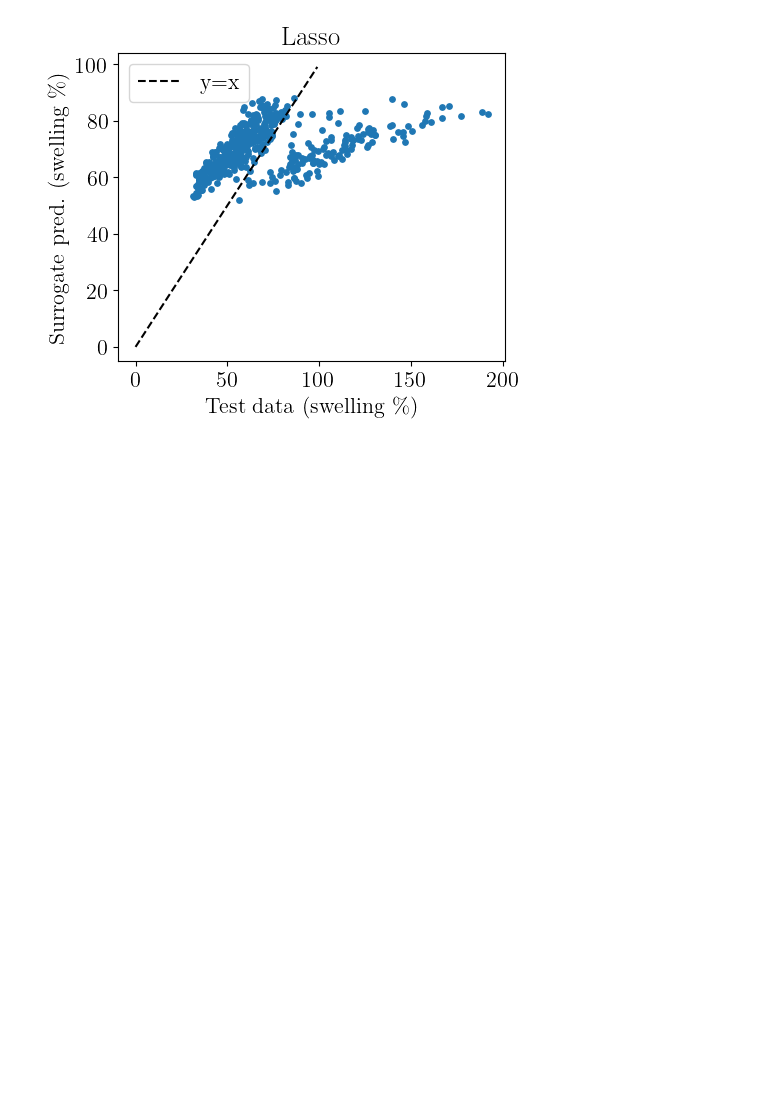
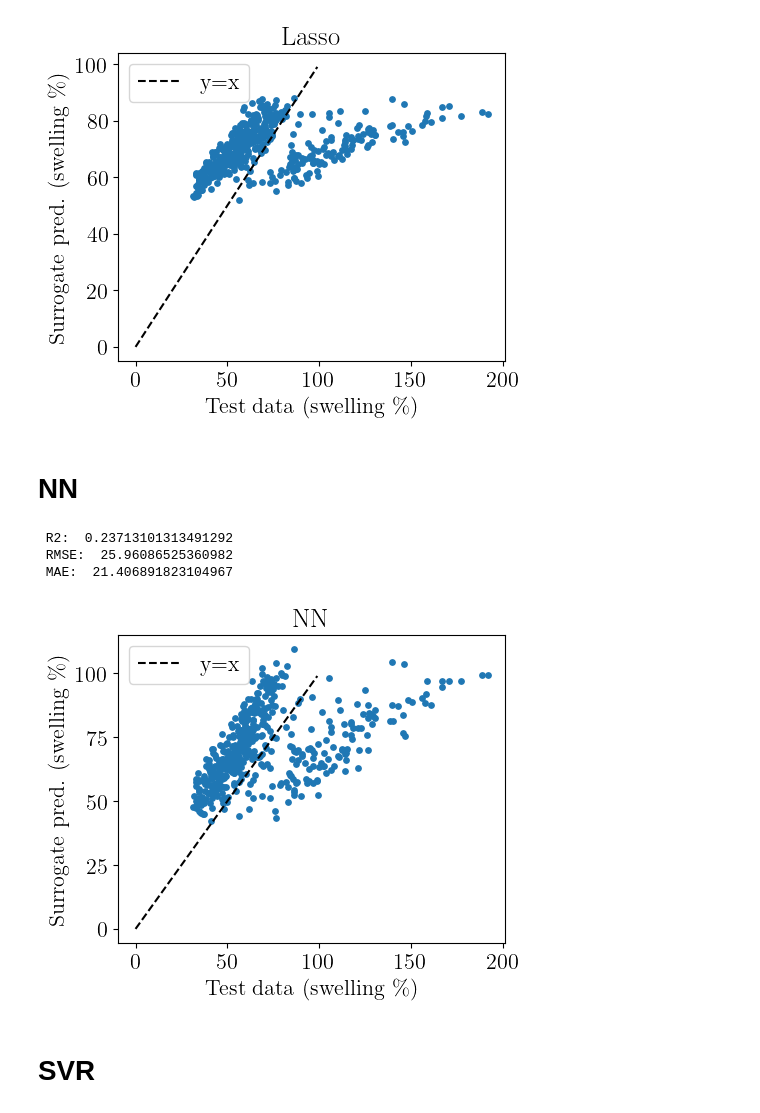
Before and after one commit to ahasan3-ncsu/wd-swelling, a Jupyter notebook: data_2025/2025-04-19/surrogate.ipynb, the cells around one changed output. Cells and saved outputs as stored; diff of their text form; code cells hidden in the pictures; blank space fills up the shorter version.

```diff
--- a/data_2025/2025-04-19/surrogate.ipynb
+++ b/data_2025/2025-04-19/surrogate.ipynb
@@ -122,3 +122,5 @@ pred_vs_actual(reg_las, X_test, y_test, 'Lasso')
  RMSE:  27.071289635738843
  MAE:  21.428790554114133
 [figure]
+# %% [markdown]
+# NN
@@ -124,0 +129,18 @@ pred_vs_actual(reg_las, X_test, y_test, 'Lasso')
+# %%
+reg_nn = MLPRegressor(
+    hidden_layer_sizes=(50, 100, 50),
+    alpha=0,
+    random_state=37,
+    max_iter=5000,
+    tol=0.1
+).fit(X_train, y_train)
+# %%
+mod_metrics(reg_nn, X_test, y_test)
+pred_vs_actual(reg_nn, X_test, y_test, 'NN')
+# %% [output]
+ R2:  0.23713101313491292
+ RMSE:  25.96086525360982
+ MAE:  21.406891823104967
+[figure, added]
+# %% [markdown]
+# SVR
```
Also changed, not shown: parts of 6 cells of this notebook, 5 other files.
